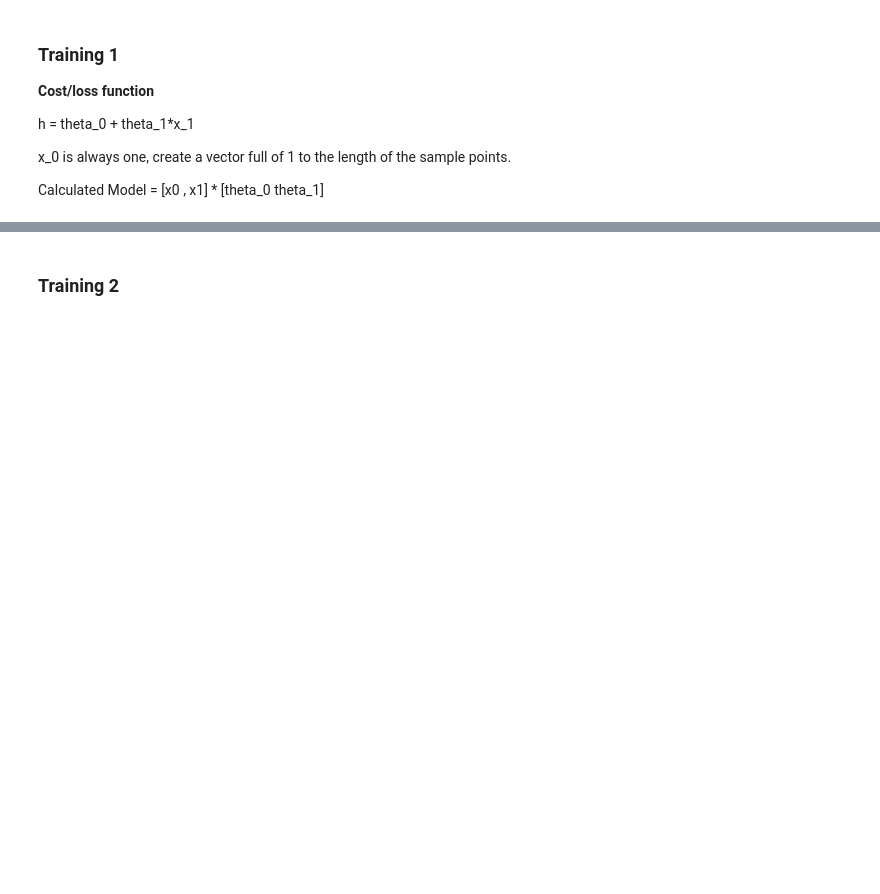
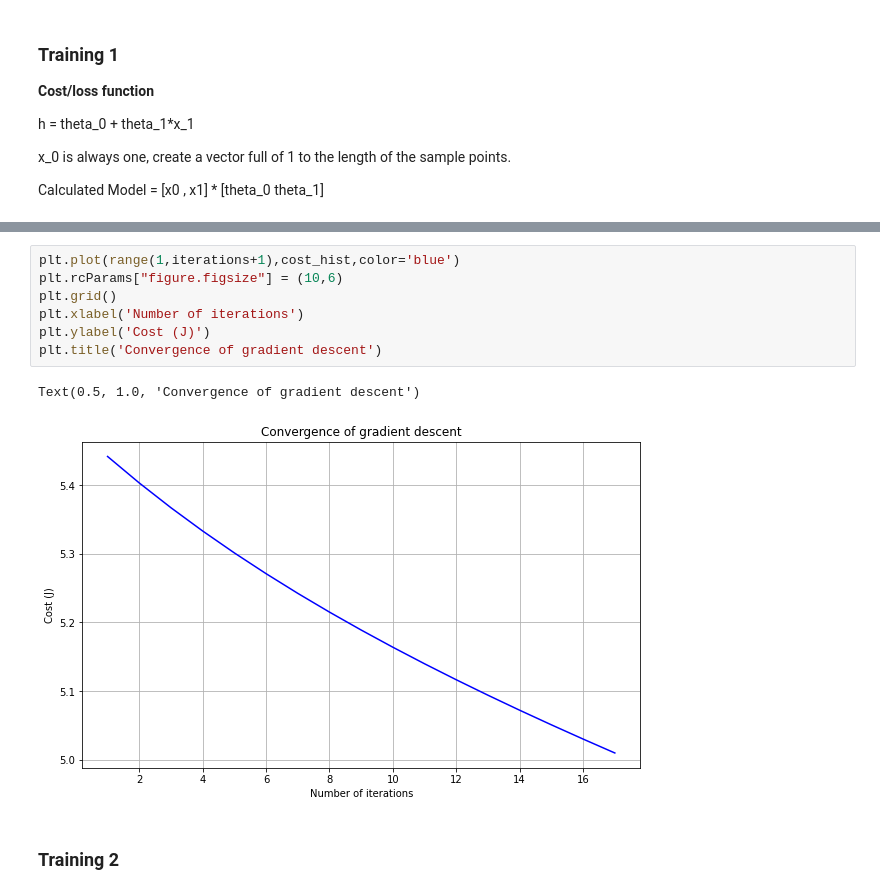
Before and after one commit to thachkse/Intro-to-ML, a Jupyter notebook: HW_0/Gradient_Descent.ipynb, the cells around one changed output, grey strips where cells are left out. Saved outputs shown, nothing was run; the diff lists cells and outputs as text; blank space fills up the shorter version.

```diff
--- a/HW_0/Gradient_Descent.ipynb
+++ b/HW_0/Gradient_Descent.ipynb
@@ -108,3 +194,13 @@ J : Scalar value.
+# %%
+plt.plot(range(1,iterations+1),cost_hist,color='blue')
+plt.rcParams["figure.figsize"] = (10,6)
+plt.grid()
+plt.xlabel('Number of iterations')
+plt.ylabel('Cost (J)')
+plt.title('Convergence of gradient descent')
+# %% [output]
+Text(0.5, 1.0, 'Convergence of gradient descent')
+[figure, added]
 # %% [markdown]
 ### Training 2
 # %%
```
Also changed, not shown: parts of 14 cells of this notebook.
